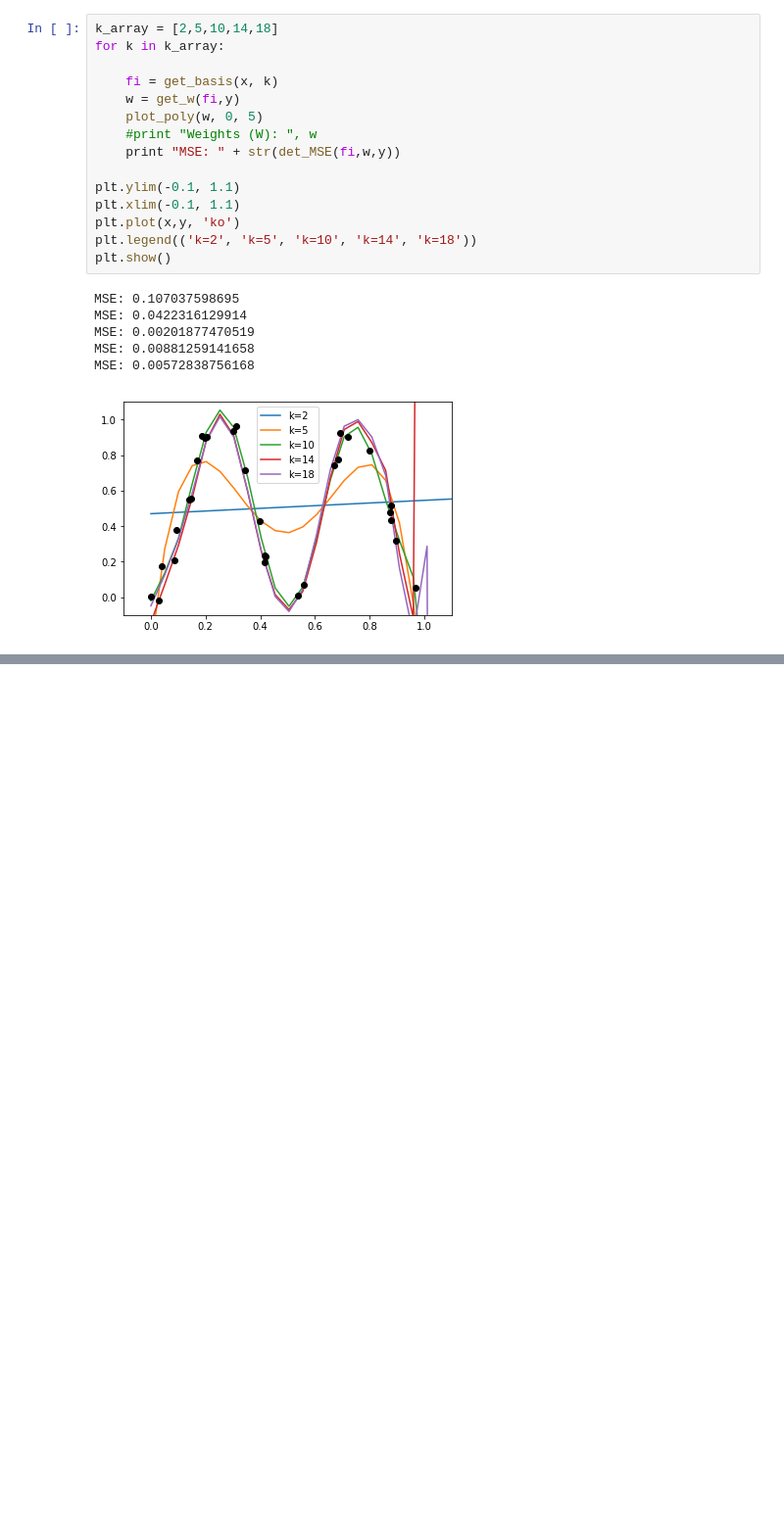
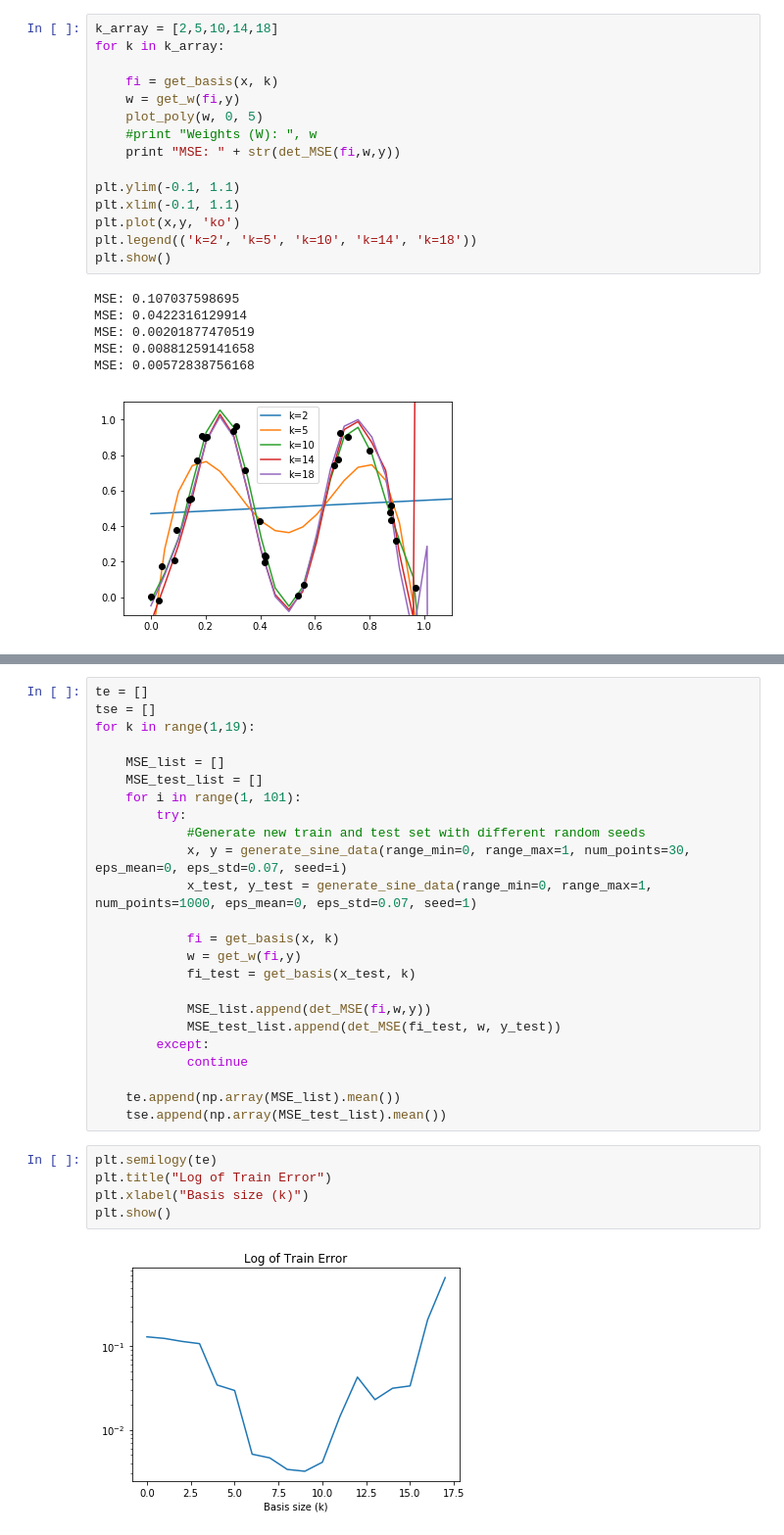
Before and after one commit to bouracha/supervised, a Jupyter notebook: linear_regression.ipynb, the cells around one changed output, grey strips where cells are left out. Shown at 98% size. Cells and saved outputs as stored; diff of their text form; blank space fills up the shorter version.

```diff
--- a/linear_regression.ipynb
+++ b/linear_regression.ipynb
@@ -151,0 +200,31 @@ plt.semilogy(te)
+# %%
+te = []
+tse = []
+for k in range(1,19):
+
+    MSE_list = []
+    MSE_test_list = []
+    for i in range(1, 101):
+        try:
+            #Generate new train and test set with different random seeds
+            x, y = generate_sine_data(range_min=0, range_max=1, num_points=30, eps_mean=0, eps_std=0.07, seed=i)
+            x_test, y_test = generate_sine_data(range_min=0, range_max=1, num_points=1000, eps_mean=0, eps_std=0.07, seed=1)
+
+            fi = get_basis(x, k)
+            w = get_w(fi,y)
+            fi_test = get_basis(x_test, k)
+
+            MSE_list.append(det_MSE(fi,w,y))
+            MSE_test_list.append(det_MSE(fi_test, w, y_test))
+        except:
+            continue
+
+    te.append(np.array(MSE_list).mean())
+    tse.append(np.array(MSE_test_list).mean())
+# %%
+plt.semilogy(te)
+plt.title("Log of Train Error")
+plt.xlabel("Basis size (k)")
+plt.show()
+# %% [output]
+[figure, added]
```
Also changed, not shown: parts of 12 cells of this notebook.
